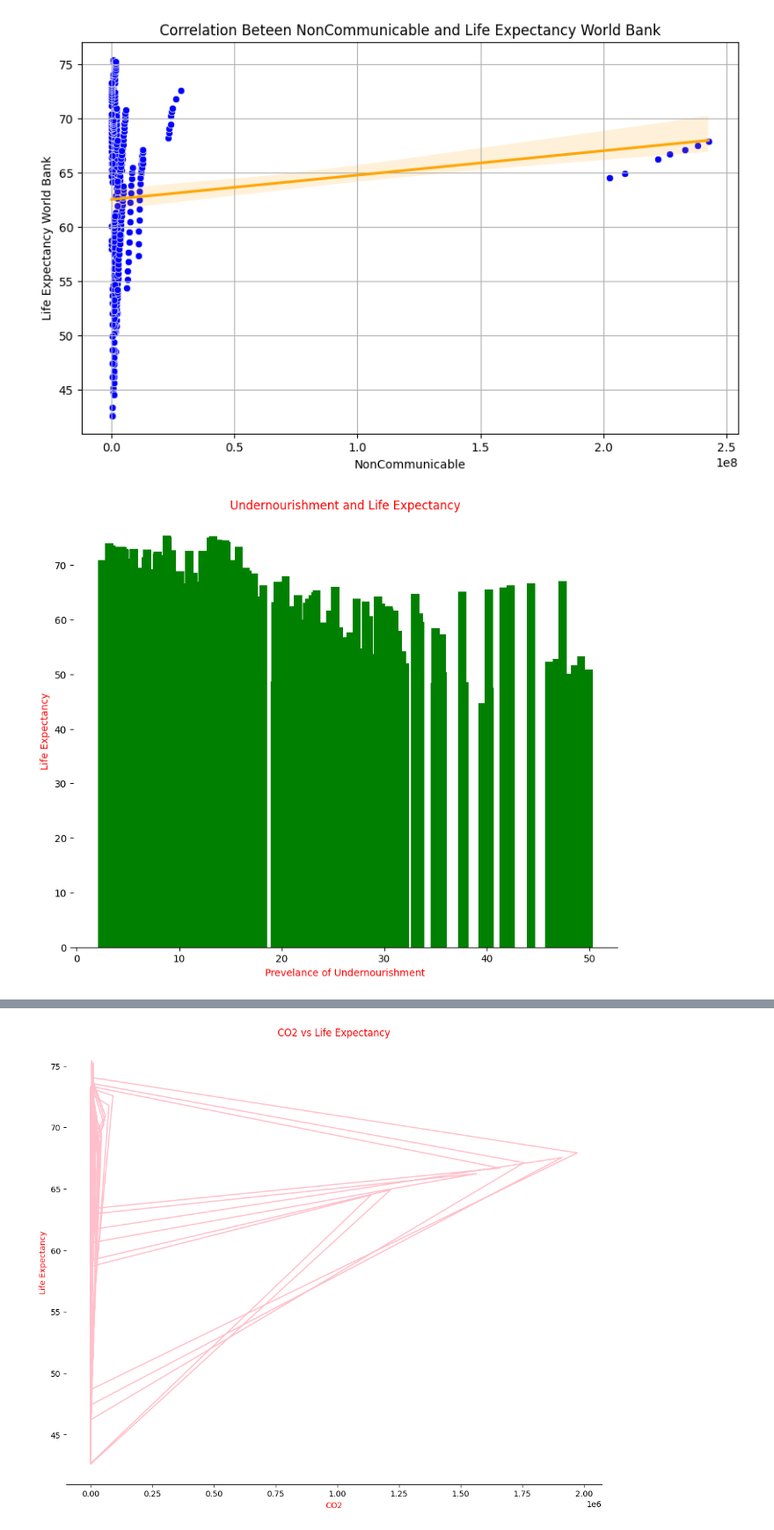
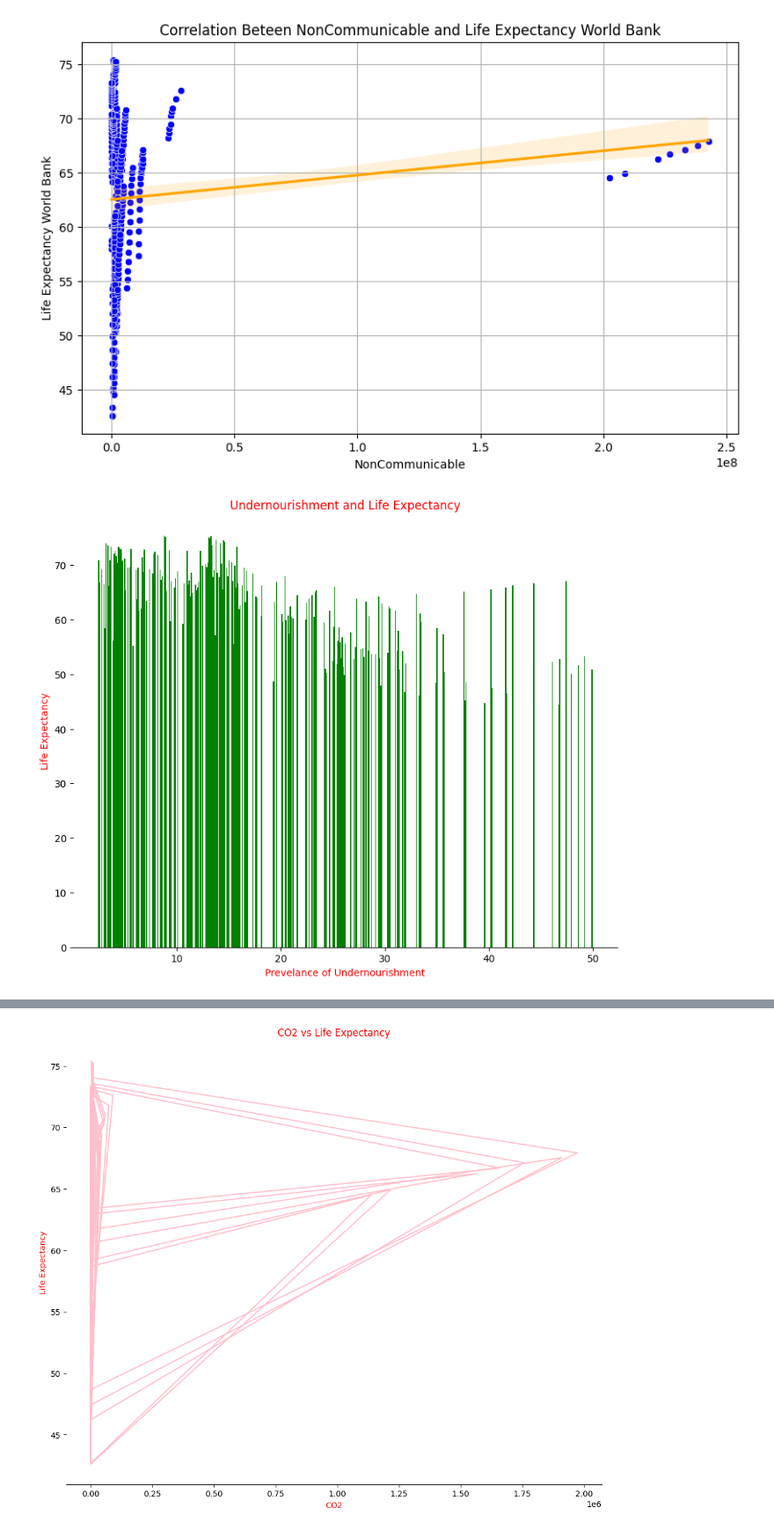
Before and after one commit to adinsa1/Data110, a Jupyter notebook: Assefa_Data110Project2.ipynb, the cells around one changed output, grey strips where cells are left out. Shown at 88% size. Cells and saved outputs as stored; diff of their text form; code cells hidden in the pictures.

```diff
--- a/Assefa_Data110Project2.ipynb
+++ b/Assefa_Data110Project2.ipynb
@@ -212,17 +212,17 @@ plt.show()
 # %%
 # Bar Graph - Undernourishment vs Life Expetancy
 plt.figure(figsize=(10, 8))
 sorted_df = df.sort_values(by='Prevelance of Undernourishment',ascending=False)
-plt.bar(sorted_df['Prevelance of Undernourishment'],sorted_df['Life Expectancy World Bank'], color = 'green')
+plt.bar(sorted_df['Prevelance of Undernourishment'],sorted_df['Life Expectancy World Bank'],width=0.1, color = 'green')
 plt.title('Undernourishment and Life Expectancy', color = 'red')
 plt.xlabel('Prevelance of Undernourishment', color = 'red')
 plt.ylabel('Life Expectancy', color = 'red')
 ax=plt.gca()
 ax.spines['top'].set_visible(False)
 ax.spines['right'].set_visible(False)
 ax.spines['left'].set_visible(False)
 plt.show()
 # %% [output]
-[figure, old version]
+[figure, new version]
 # %%
 # Bar Graph - CO2 vs Life Expectancy
```
Also changed, not shown: parts of 1 cell of this notebook.
